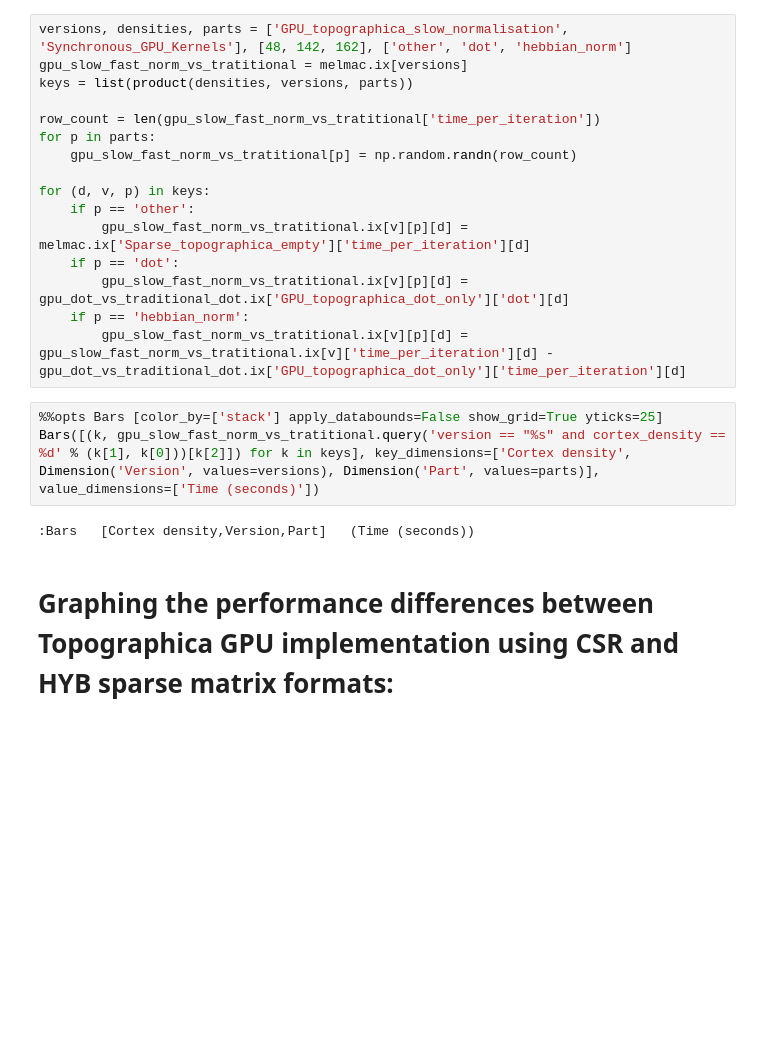
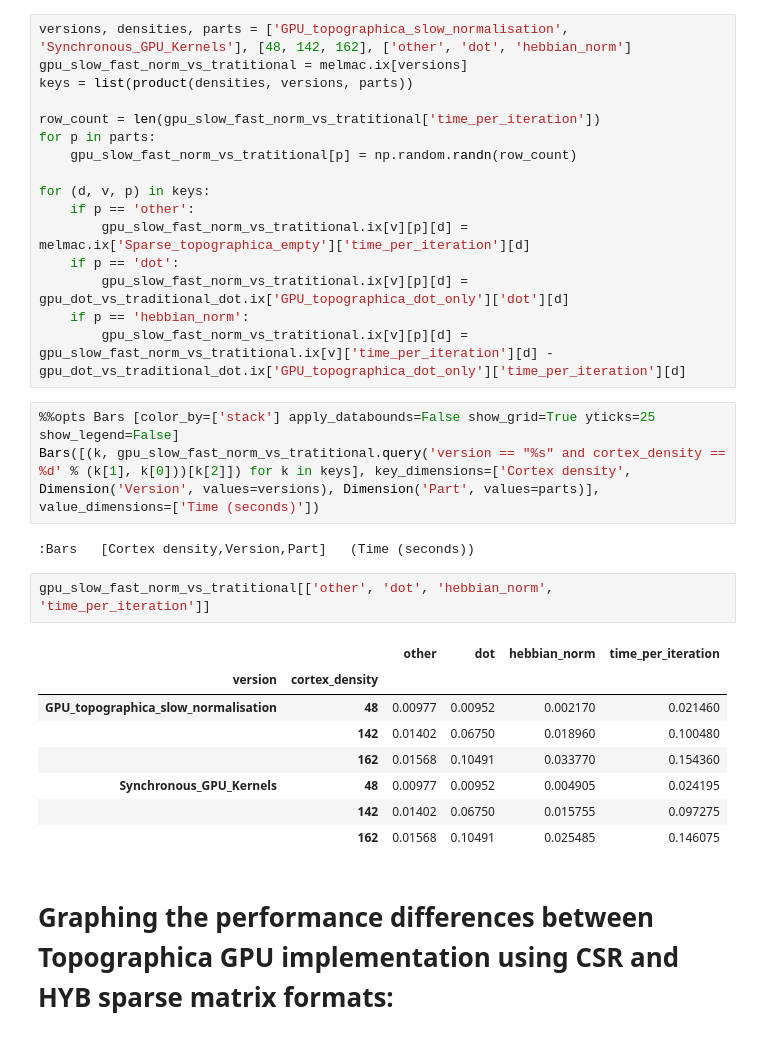
Before and after one commit to ioam/topographica, a Jupyter notebook: Benchmark_example.ipynb, the cells around one changed output. Saved outputs shown, nothing was run; the diff lists cells and outputs as text; blank space fills up the shorter version.

```diff
--- a/Benchmark_example.ipynb
+++ b/Benchmark_example.ipynb
@@ -237,9 +238,20 @@ for (d, v, p) in keys:
     if p == 'hebbian_norm':
         gpu_slow_fast_norm_vs_tratitional.ix[v][p][d] = gpu_slow_fast_norm_vs_tratitional.ix[v]['time_per_iteration'][d] - gpu_dot_vs_traditional_dot.ix['GPU_topographica_dot_only']['time_per_iteration'][d]
 # %%
-%%opts Bars [color_by=['stack'] apply_databounds=False show_grid=True yticks=25]
+%%opts Bars [color_by=['stack'] apply_databounds=False show_grid=True yticks=25 show_legend=False]
 Bars([(k, gpu_slow_fast_norm_vs_tratitional.query('version == "%s" and cortex_density == %d' % (k[1], k[0]))[k[2]]) for k in keys], key_dimensions=['Cortex density',  Dimension('Version', values=versions), Dimension('Part', values=parts)], value_dimensions=['Time (seconds)'])
 # %% [output]
 :Bars   [Cortex density,Version,Part]   (Time (seconds))
+# %%
+gpu_slow_fast_norm_vs_tratitional[['other', 'dot', 'hebbian_norm', 'time_per_iteration']]
+# %% [output]
+|  |  | other | dot | hebbian_norm | time_per_iteration |
+| version | cortex_density |  |  |  |  |
+| GPU_topographica_slow_normalisation | 48 | 0.00977 | 0.00952 | 0.002170 | 0.021460 |
+|  | 142 | 0.01402 | 0.06750 | 0.018960 | 0.100480 |
+|  | 162 | 0.01568 | 0.10491 | 0.033770 | 0.154360 |
+| Synchronous_GPU_Kernels | 48 | 0.00977 | 0.00952 | 0.004905 | 0.024195 |
+|  | 142 | 0.01402 | 0.06750 | 0.015755 | 0.097275 |
+|  | 162 | 0.01568 | 0.10491 | 0.025485 | 0.146075 |
 # %% [markdown]
 # Graphing the performance differences between Topographica GPU implementation using CSR and HYB sparse matrix formats:
```
Also changed, not shown: parts of 16 cells of this notebook.
